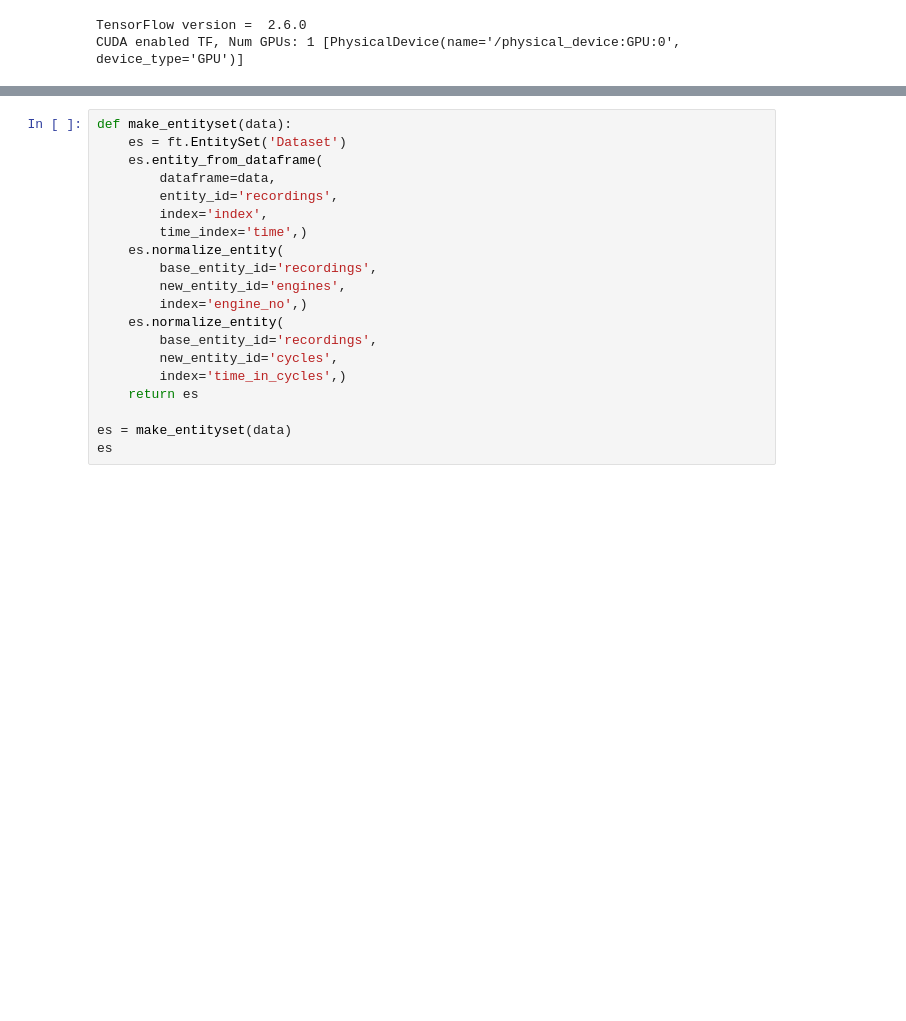
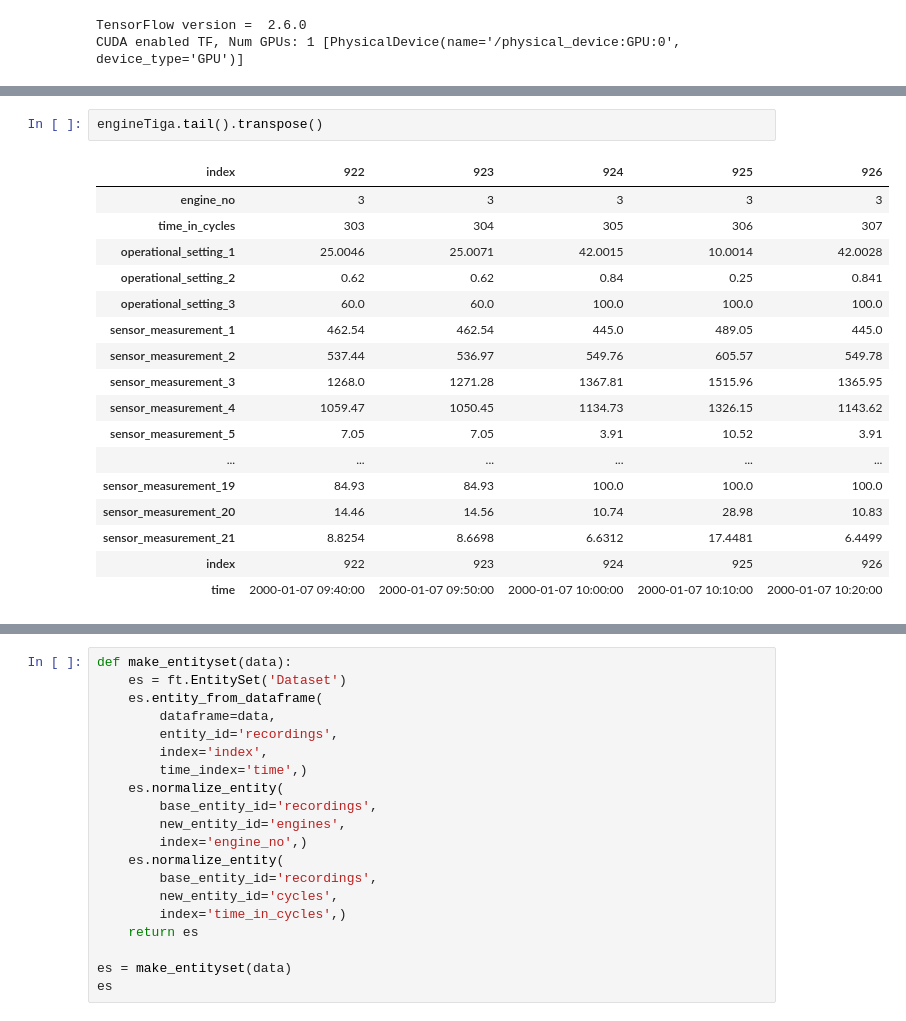
Before and after one commit to sakerajunior/ptpjb, a Jupyter notebook: 16 - Machine Learning untuk Prediksi Kerusakan Komponen.ipynb, the cells around one changed output, grey strips where cells are left out. Drawn from its saved outputs; the diff is of its cells as text; blank space fills up the shorter version.

```diff
--- a/16 - Machine Learning untuk Prediksi Kerusakan Komponen.ipynb
+++ b/16 - Machine Learning untuk Prediksi Kerusakan Komponen.ipynb
@@ -344,0 +395,20 @@ label_times.head()
+# %%
+engineTiga.tail().transpose()
+# %% [output]
+| index | 922 | 923 | 924 | 925 | 926 |
+| engine_no | 3 | 3 | 3 | 3 | 3 |
+| time_in_cycles | 303 | 304 | 305 | 306 | 307 |
+| operational_setting_1 | 25.0046 | 25.0071 | 42.0015 | 10.0014 | 42.0028 |
+| operational_setting_2 | 0.62 | 0.62 | 0.84 | 0.25 | 0.841 |
+| operational_setting_3 | 60.0 | 60.0 | 100.0 | 100.0 | 100.0 |
+| sensor_measurement_1 | 462.54 | 462.54 | 445.0 | 489.05 | 445.0 |
+| sensor_measurement_2 | 537.44 | 536.97 | 549.76 | 605.57 | 549.78 |
+| sensor_measurement_3 | 1268.0 | 1271.28 | 1367.81 | 1515.96 | 1365.95 |
+| sensor_measurement_4 | 1059.47 | 1050.45 | 1134.73 | 1326.15 | 1143.62 |
+| sensor_measurement_5 | 7.05 | 7.05 | 3.91 | 10.52 | 3.91 |
+| ... | ... | ... | ... | ... | ... |
+| sensor_measurement_19 | 84.93 | 84.93 | 100.0 | 100.0 | 100.0 |
+| sensor_measurement_20 | 14.46 | 14.56 | 10.74 | 28.98 | 10.83 |
+| sensor_measurement_21 | 8.8254 | 8.6698 | 6.6312 | 17.4481 | 6.4499 |
+| index | 922 | 923 | 924 | 925 | 926 |
+| time | 2000-01-07 09:40:00 | 2000-01-07 09:50:00 | 2000-01-07 10:00:00 | 2000-01-07 10:10:00 | 2000-01-07 10:20:00 |
```
Also changed, not shown: parts of 26 cells of this notebook.
